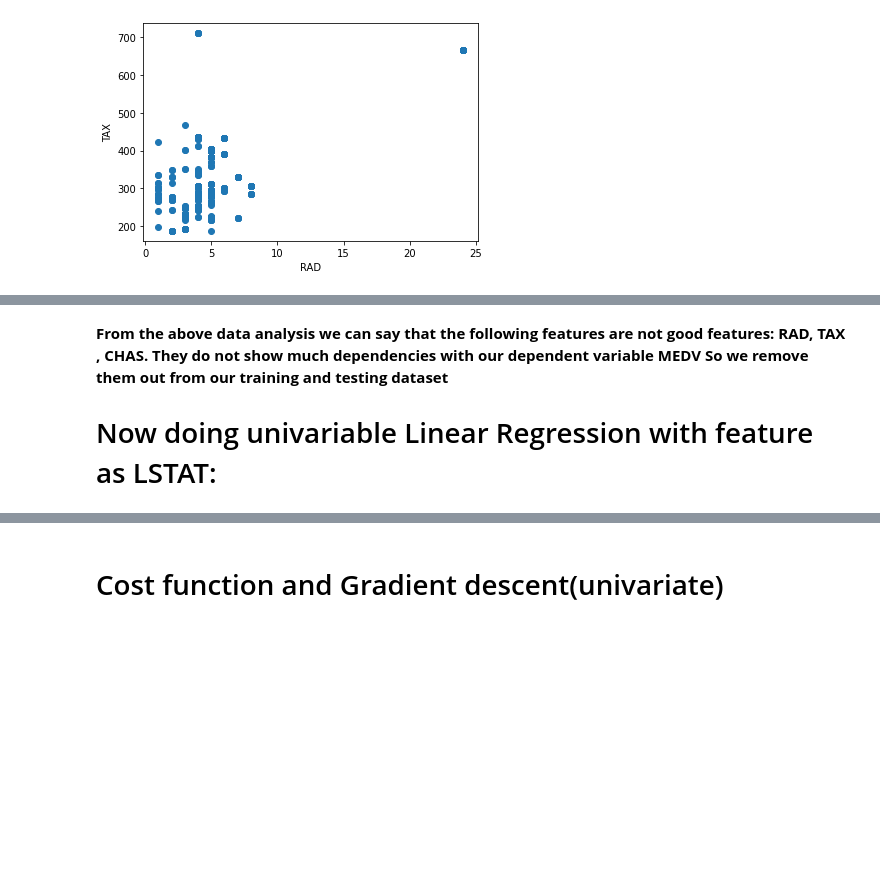
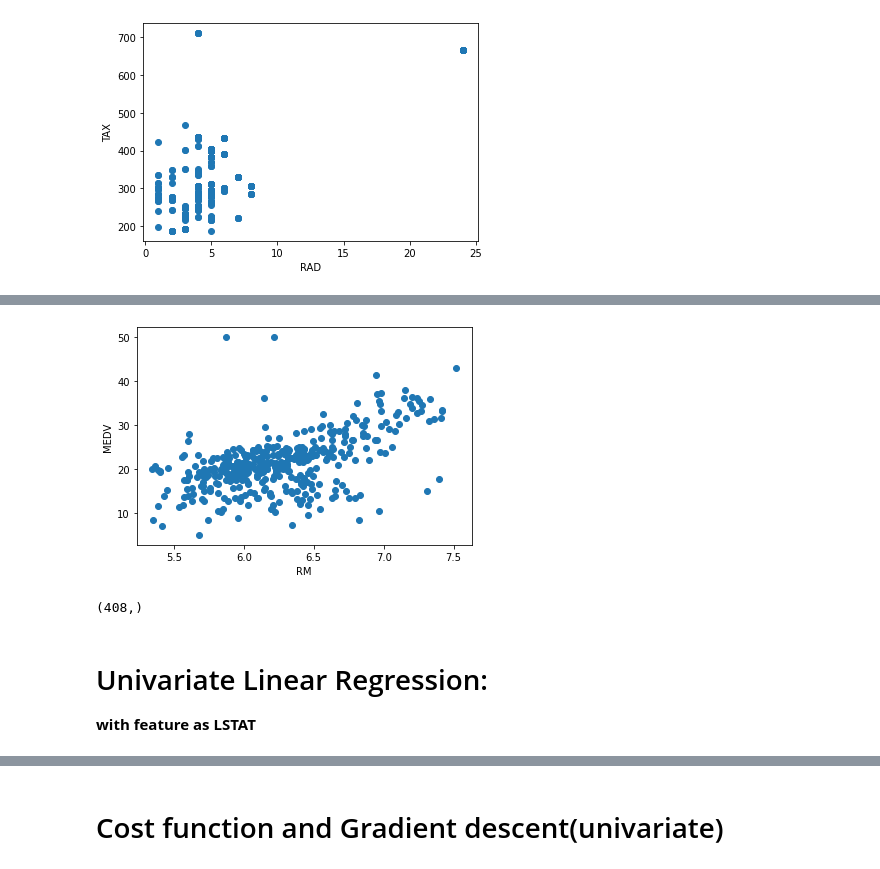
Before and after one commit to samxaverian/Machine-Learning, a Jupyter notebook: Boston_Linear_regression.ipynb, the cells around one changed output, grey strips where cells are left out. Cells and saved outputs as stored; diff of their text form; code cells hidden in the pictures; blank space fills up the shorter version.

Commit message:
univariate + multivariate (closed + gd)

```diff
--- a/Boston_Linear_regression.ipynb
+++ b/Boston_Linear_regression.ipynb
@@ -173,9 +202,20 @@ plt.show()
+# %%
+plt.scatter(boston['RM'],boston['MEDV'])
+plt.xlabel('RM')
+plt.ylabel('MEDV')
+plt.show()
+# %% [output]
+[figure, added]
+# %%
+boston['RM'].shape
+# %% [output]
+(408,)
 # %% [markdown]
-**From the above data analysis we can say that the following features are not good features: RAD, TAX , CHAS.
-They do not show much dependencies with our dependent variable MEDV
-So we remove them out from our training and testing dataset**
 
-# Now doing univariable Linear Regression with feature as LSTAT:
+
+# Univariate Linear Regression:
+
+**with feature as LSTAT**
 # %%
 #creating train-test split
 suf_boston = pd.DataFrame.sample(boston,frac=1)
```
Also changed, not shown: parts of 35 cells of this notebook.
